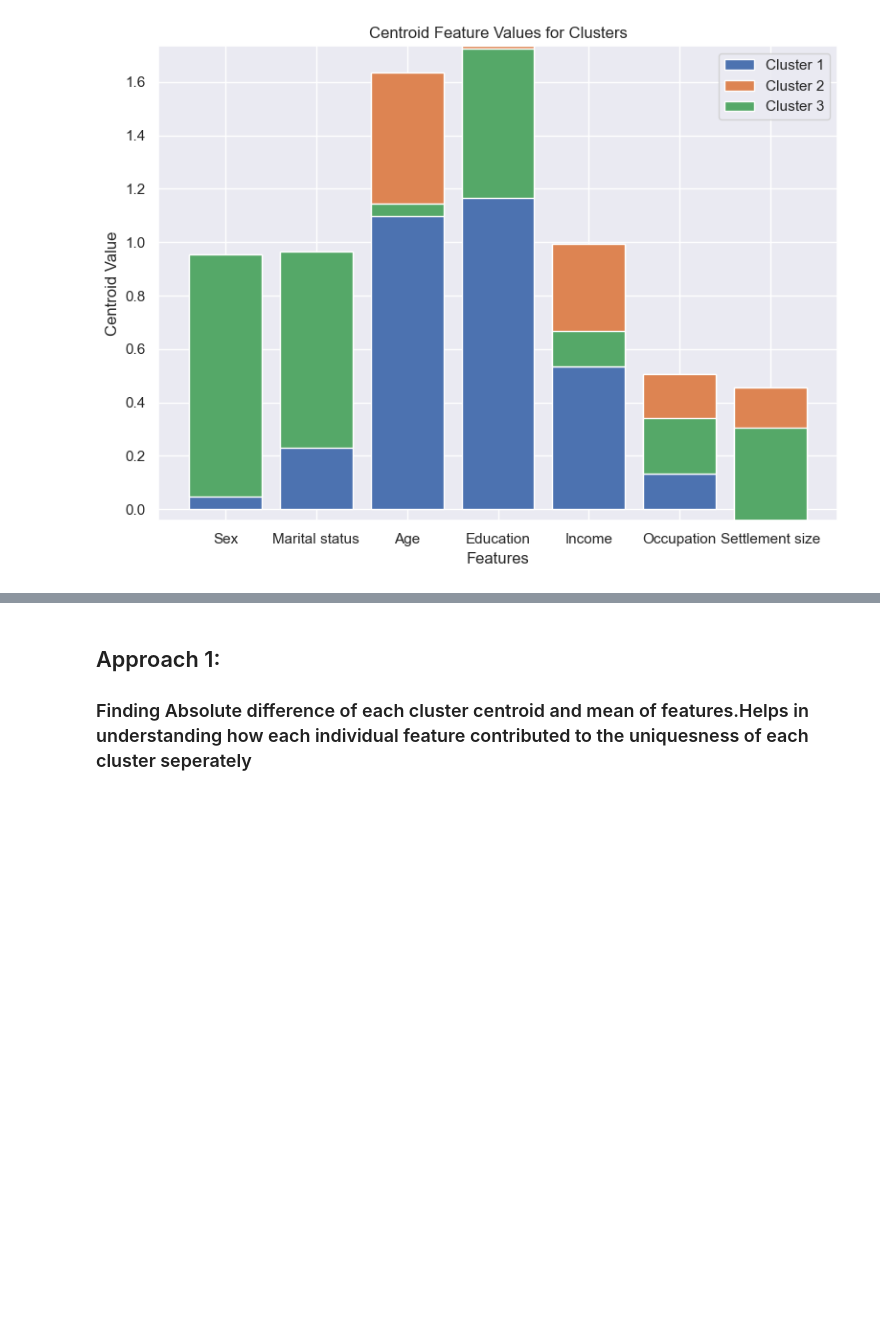
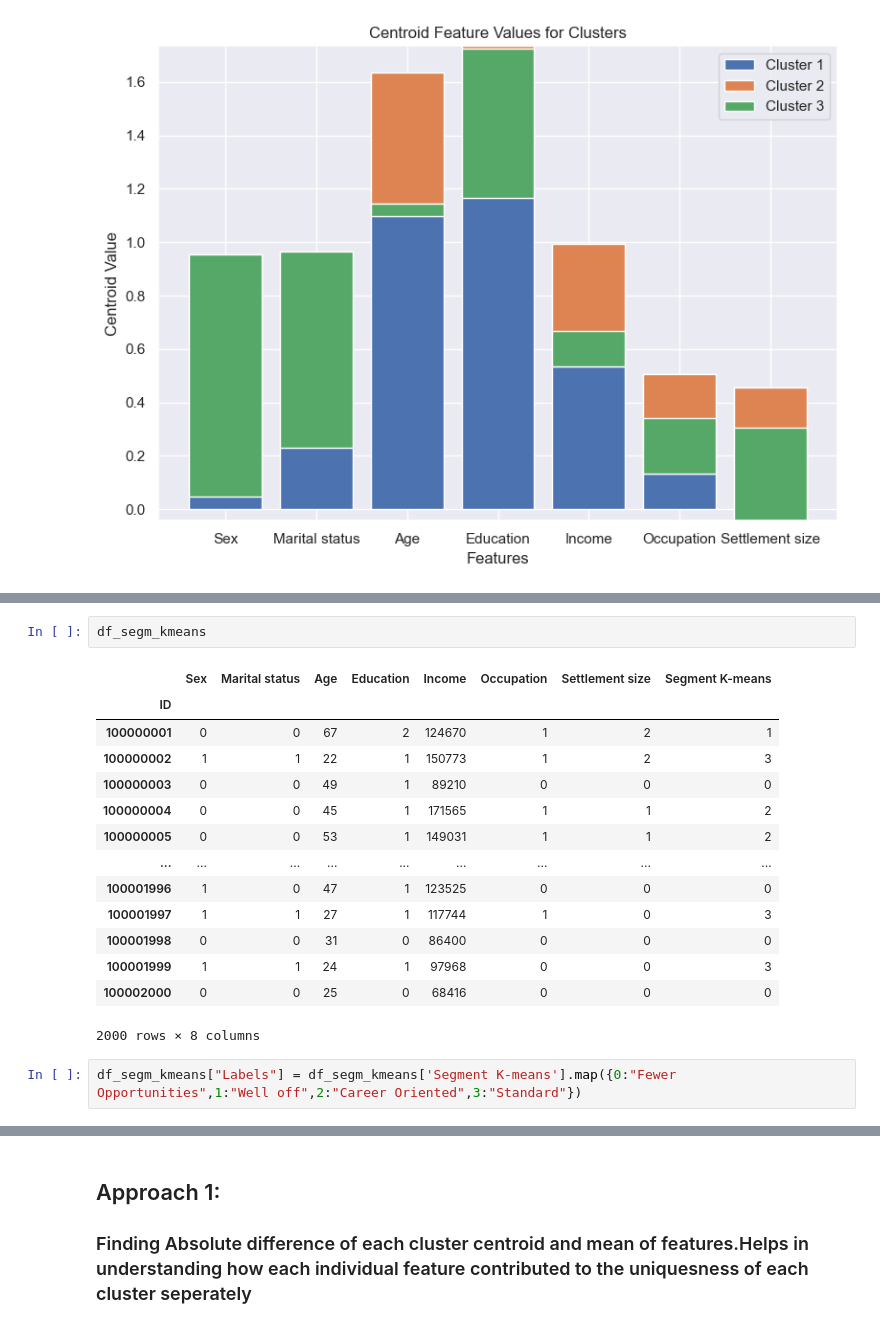
Before and after one commit to NaikMegha/customer_analytics, a Jupyter notebook: code/customer_analytics.ipynb, the cells around one changed output, grey strips where cells are left out. Saved outputs shown, nothing was run; the diff lists cells and outputs as text; blank space fills up the shorter version.

```diff
--- a/code/customer_analytics.ipynb
+++ b/code/customer_analytics.ipynb
@@ -116,0 +154,19 @@ plt.show()
+# %%
+df_segm_kmeans
+# %% [output]
+|  | Sex | Marital status | Age | Education | Income | Occupation | Settlement size | Segment K-means |
+| ID |  |  |  |  |  |  |  |  |
+| 100000001 | 0 | 0 | 67 | 2 | 124670 | 1 | 2 | 1 |
+| 100000002 | 1 | 1 | 22 | 1 | 150773 | 1 | 2 | 3 |
+| 100000003 | 0 | 0 | 49 | 1 | 89210 | 0 | 0 | 0 |
+| 100000004 | 0 | 0 | 45 | 1 | 171565 | 1 | 1 | 2 |
+| 100000005 | 0 | 0 | 53 | 1 | 149031 | 1 | 1 | 2 |
+| ... | ... | ... | ... | ... | ... | ... | ... | ... |
+| 100001996 | 1 | 0 | 47 | 1 | 123525 | 0 | 0 | 0 |
+| 100001997 | 1 | 1 | 27 | 1 | 117744 | 1 | 0 | 3 |
+| 100001998 | 0 | 0 | 31 | 0 | 86400 | 0 | 0 | 0 |
+| 100001999 | 1 | 1 | 24 | 1 | 97968 | 0 | 0 | 3 |
+| 100002000 | 0 | 0 | 25 | 0 | 68416 | 0 | 0 | 0 |
+2000 rows × 8 columns
+# %%
+df_segm_kmeans["Labels"] = df_segm_kmeans['Segment K-means'].map({0:"Fewer Opportunities",1:"Well off",2:"Career Oriented",3:"Standard"})
```
Also changed, not shown: parts of 9 cells of this notebook.
